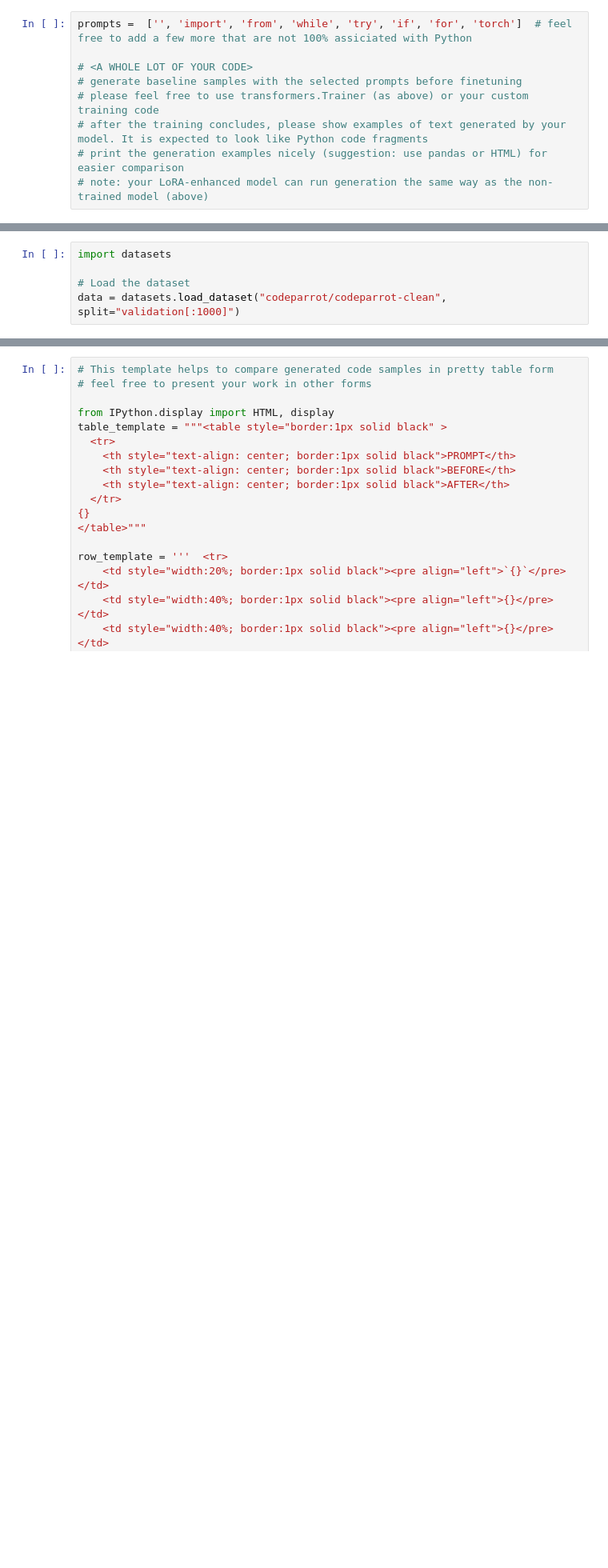
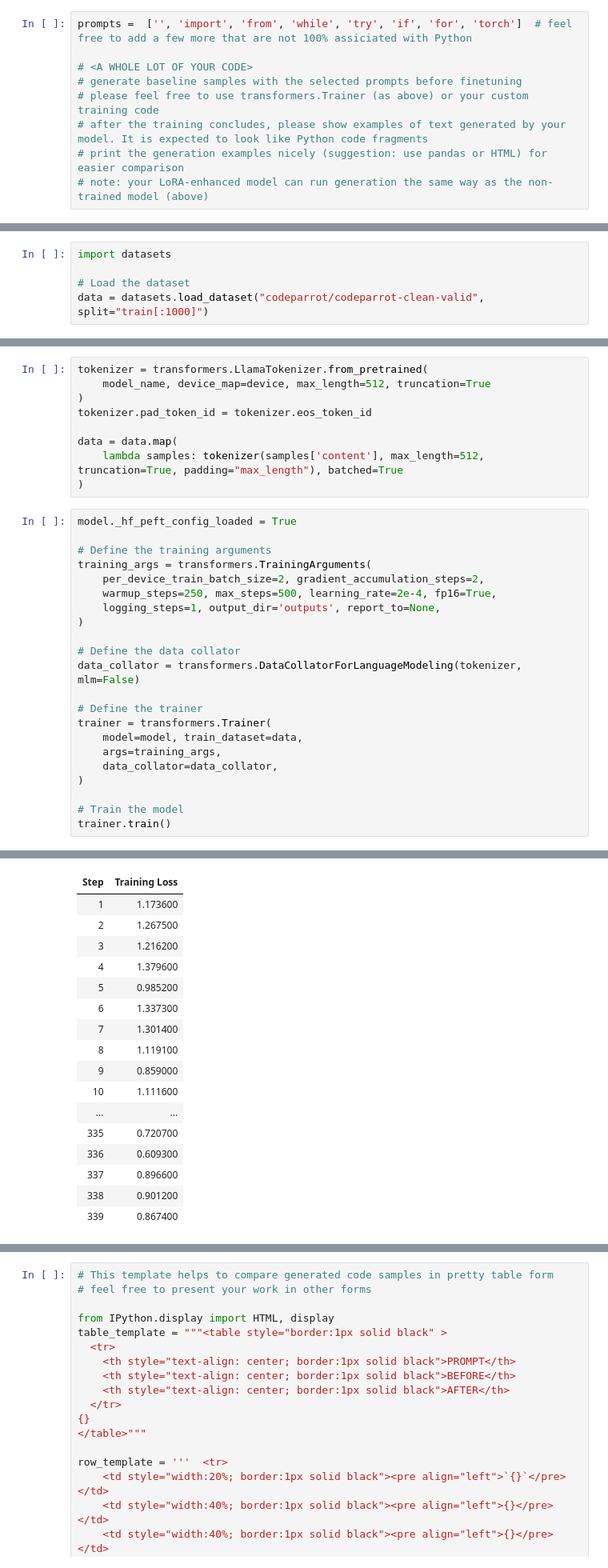
Before and after one commit to astatarinov/university, a Jupyter notebook: NLP/hw3/practice.ipynb, the cells around one changed output, grey strips where cells are left out. Shown at 80% size. Saved outputs shown, nothing was run; the diff lists cells and outputs as text; blank space fills up the shorter version.

```diff
--- a/NLP/hw3/practice.ipynb
+++ b/NLP/hw3/practice.ipynb
@@ -454,5 +504,5 @@ prompts =  ['', 'import', 'from', 'while', 'try', 'if', 'for', 'torch']  # feel
 import datasets
 
 # Load the dataset
-data = datasets.load_dataset("codeparrot/codeparrot-clean", split="validation[:1000]")
+data = datasets.load_dataset("codeparrot/codeparrot-clean-valid", split="train[:1000]")
 # %% [output]
@@ -459,0 +518,32 @@ KeyboardInterrupt:
+# %%
+tokenizer = transformers.LlamaTokenizer.from_pretrained(
+    model_name, device_map=device, max_length=512, truncation=True
+)
+tokenizer.pad_token_id = tokenizer.eos_token_id
+
+data = data.map(
+    lambda samples: tokenizer(samples['content'], max_length=512, truncation=True, padding="max_length"), batched=True
+)
+# %%
+model._hf_peft_config_loaded = True
+
+# Define the training arguments
+training_args = transformers.TrainingArguments(
+    per_device_train_batch_size=2, gradient_accumulation_steps=2,
+    warmup_steps=250, max_steps=500, learning_rate=2e-4, fp16=True,
+    logging_steps=1, output_dir='outputs', report_to=None,
+)
+
+# Define the data collator
+data_collator = transformers.DataCollatorForLanguageModeling(tokenizer, mlm=False)
+
+# Define the trainer
+trainer = transformers.Trainer(
+    model=model, train_dataset=data,
+    args=training_args,
+    data_collator=data_collator,
+)
+
+# Train the model
+trainer.train()
+# %% [output]
@@ -459,0 +561,17 @@ KeyboardInterrupt:
+| Step | Training Loss |
+| 1 | 1.173600 |
+| 2 | 1.267500 |
+| 3 | 1.216200 |
+| 4 | 1.379600 |
+| 5 | 0.985200 |
+| 6 | 1.337300 |
+| 7 | 1.301400 |
+| 8 | 1.119100 |
+| 9 | 0.859000 |
+| 10 | 1.111600 |
+| ... | ... |
+| 335 | 0.720700 |
+| 336 | 0.609300 |
+| 337 | 0.896600 |
+| 338 | 0.901200 |
+| 339 | 0.867400 |
```
Also changed, not shown: parts of 8 cells of this notebook.
